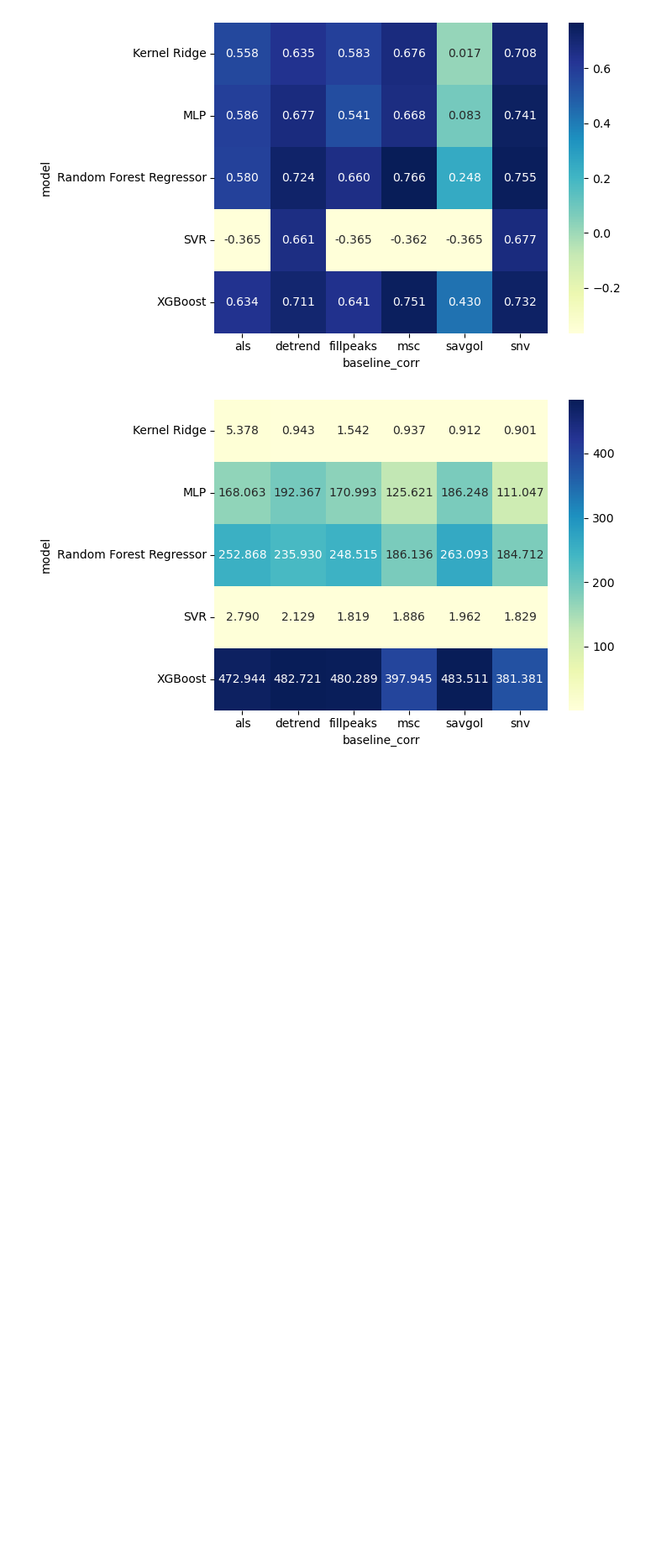
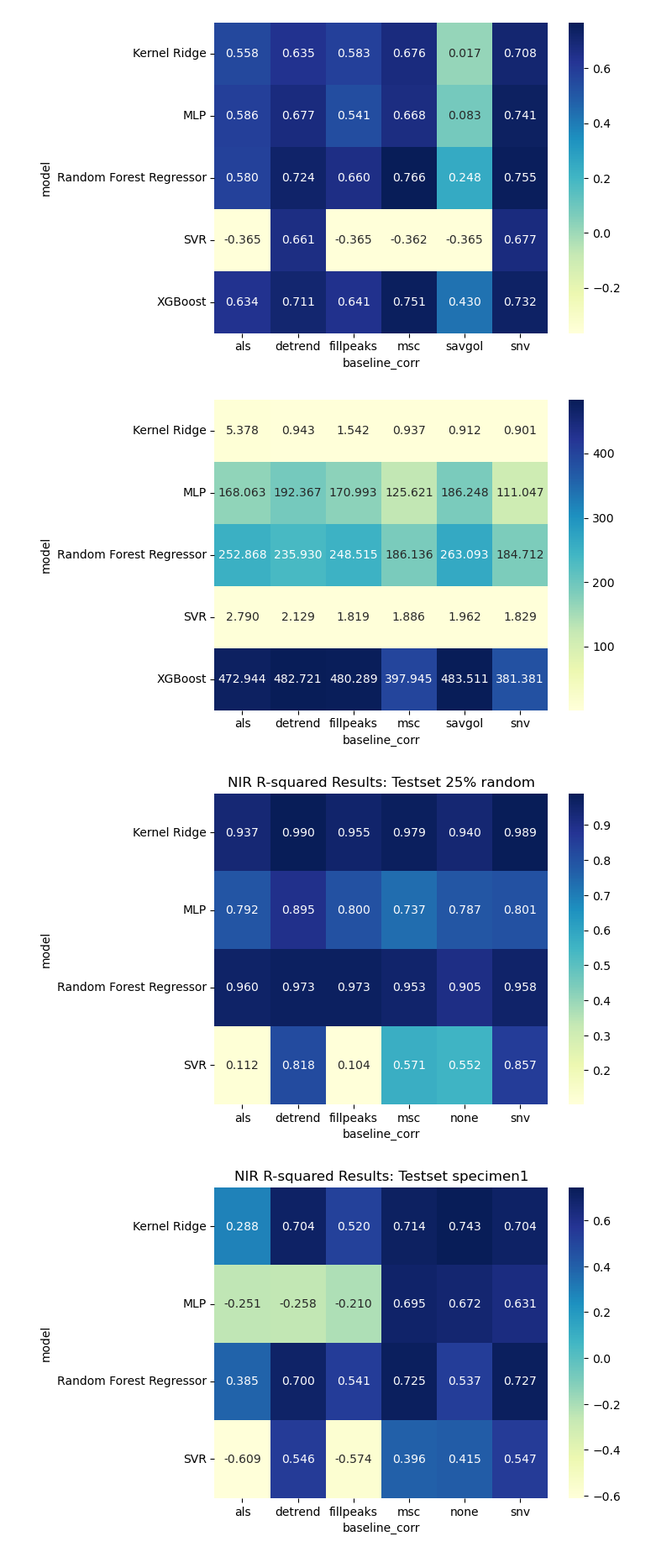
Before and after one commit to sebnemyyl/Characterization-of-cotton-polyester-textiles-using-IR-spectroscopy, a Jupyter notebook: src/notebooks/model_evaluation.ipynb, the cells around one changed output. Shown at 84% size. Drawn from its saved outputs; the diff is of its cells as text; code cells hidden in the pictures; blank space fills up the shorter version.

Commit message:
Updates to model evaluation

```diff
--- a/src/notebooks/model_evaluation.ipynb
+++ b/src/notebooks/model_evaluation.ipynb
@@ -36,6 +36,12 @@ def r_squared_pivot(regression_results, pls_results):
     results_heatmap = pd.concat([results_heatmap,results_heatmap_pls])
     pivot = results_heatmap.pivot_table(index = 'model', columns = 'baseline_corr', values = 'R2')
     return pivot
+# %%
+def r_squared_pivot(regression_results):
+    results_heatmap = regression_results[["model","baseline_corr","R2"]]
+
+    pivot = results_heatmap.pivot_table(index = 'model', columns = 'baseline_corr', values = 'R2')
+    return pivot
 # %%
 def rmse_pivot(regression_results, pls_results):
     results_heatmap = regression_results[["model","baseline_corr","RMSE"]]
@@ -80,3 +86,13 @@ plt.show()
 # %% [output]
 [figure]
 [figure]
+# %%
+nir_random_split = pd.read_json("../../output/model_output_random_split25.json")
+nir_specimen_split = pd.read_json("../../output/model_output_test_specimen1.json")
+pivot_random = r_squared_pivot(nir_random_split)
+plot_heatmap(pivot_random, title='NIR R-squared Results: Testset 25% random')
+pivot_specimen = r_squared_pivot(nir_specimen_split)
+plot_heatmap(pivot_specimen, title='NIR R-squared Results: Testset specimen1')
+# %% [output]
+[figure, added]
+[figure, added]
```
Also changed, not shown: 3 other files.
